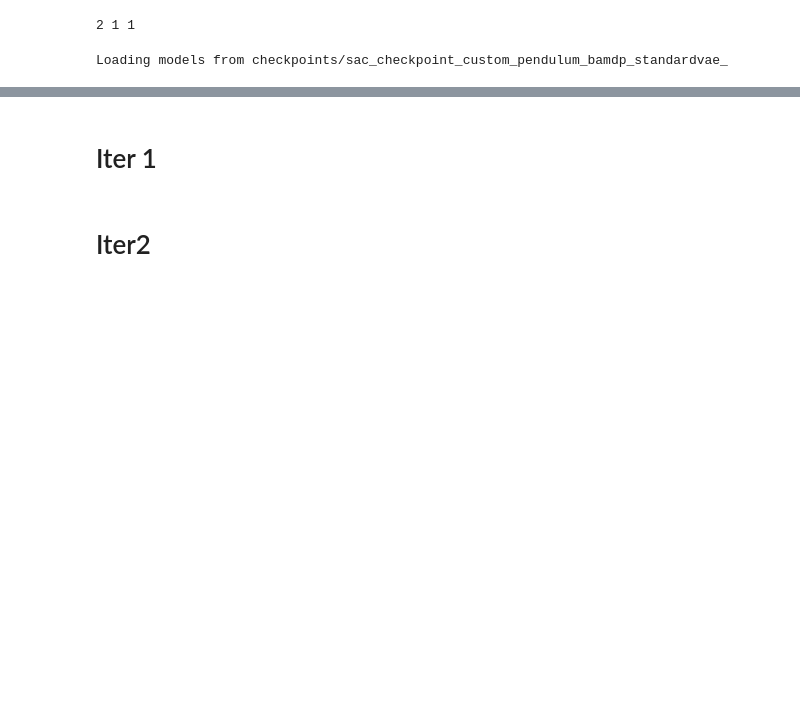
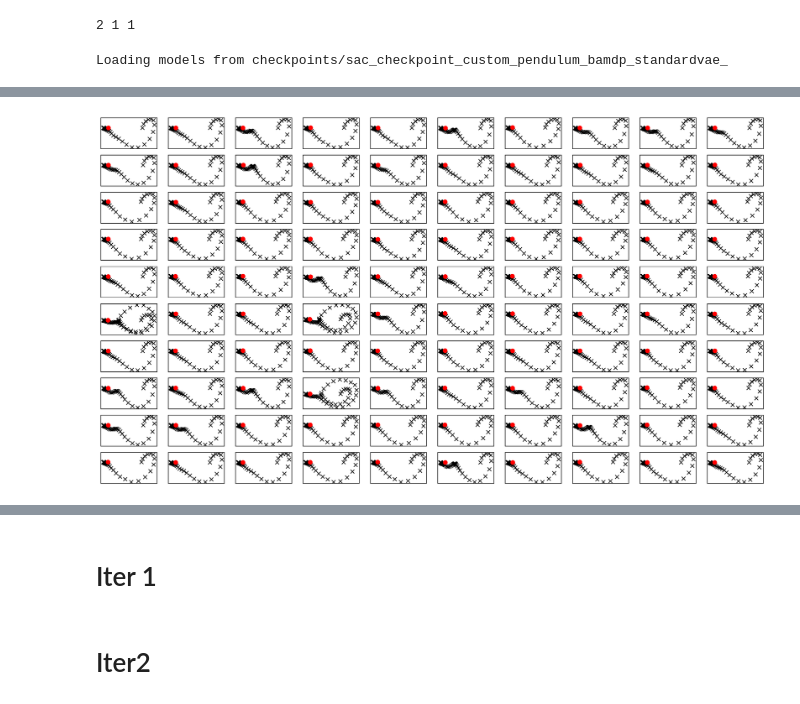
Before and after one commit to numahha/for_ieee_access, a Jupyter notebook: 2_pendulum_joint_optimization_bamdp_learning_for_policy_optimization.ipynb, the cells around one changed output, grey strips where cells are left out. Saved outputs shown, nothing was run; the diff lists cells and outputs as text; code cells hidden in the pictures; blank space fills up the shorter version.

```diff
--- a/2_pendulum_joint_optimization_bamdp_learning_for_policy_optimization.ipynb
+++ b/2_pendulum_joint_optimization_bamdp_learning_for_policy_optimization.ipynb
@@ -116,13 +157,16 @@ iwvi.get_real_rollout_bamdppolicy_data()
 # %%
 fig = plt.figure(figsize=(18,10), dpi=250)
 fig.patch.set_facecolor('white')
 ax_list = []
 for i in range(len(offline_data)):
     ax_list.append(fig.add_subplot(len(offline_data)//10, 10, i+1))
     ax_list[-1].set_xticks([])
     ax_list[-1].set_yticks([])
     ax_list[-1].plot(iwvi.debug_realenv_rolloutdata[i][:,0], iwvi.debug_realenv_rolloutdata[i][:,1],"kx")
+    ax_list[-1].plot(0, 0,"ro")
 plt.show()
+# %% [output]
+[figure, added]
 # %%
 iwvi.get_sim_rollout_bamdppolicy_data_fixlen()
 simdata0a = copy.deepcopy(iwvi.simenv_rolloutdata)
```
Also changed, not shown: parts of 5 cells of this notebook, 17 other files.
